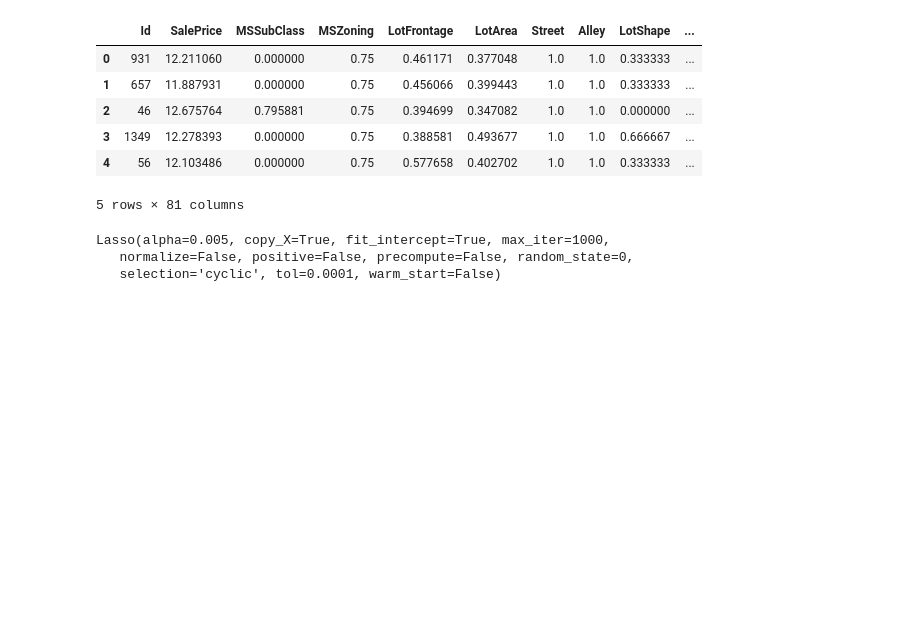
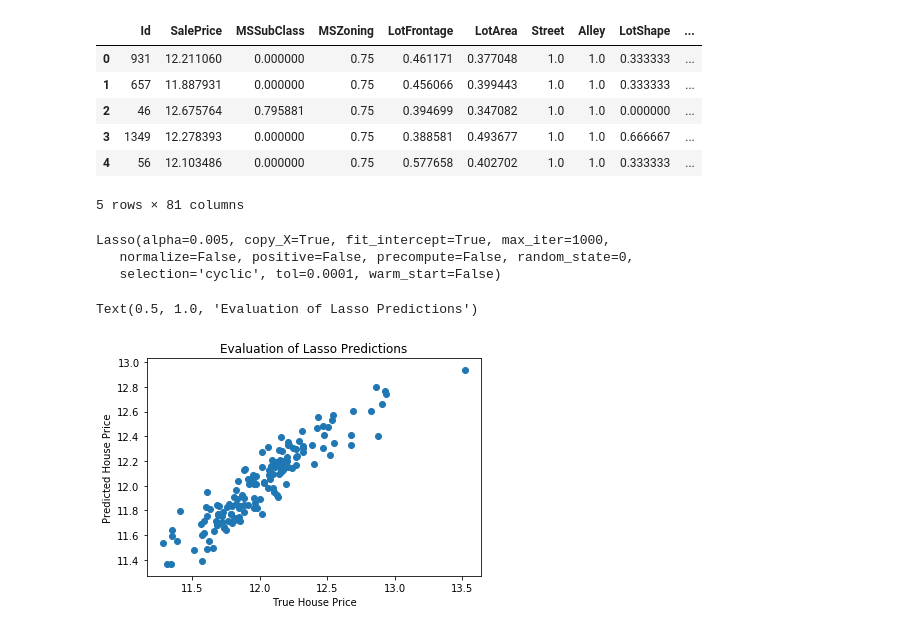
Before and after one commit to atifs/Machine-Learning-Infrastructure, a Jupyter notebook: Model Building.ipynb, the cells around one changed output. Saved outputs shown, nothing was run; the diff lists cells and outputs as text; code cells hidden in the pictures; blank space fills up the shorter version.

Commit message:
Building the model stage

```diff
--- a/Model Building.ipynb
+++ b/Model Building.ipynb
@@ -35,3 +35,12 @@ lin_model.fit(X_train, y_train)
 Lasso(alpha=0.005, copy_X=True, fit_intercept=True, max_iter=1000,
    normalize=False, positive=False, precompute=False, random_state=0,
    selection='cyclic', tol=0.0001, warm_start=False)
+# %%
+pred = lin_model.predict(X_test)
+plt.scatter(y_test, lin_model.predict(X_test))
+plt.xlabel('True House Price')
+plt.ylabel('Predicted House Price')
+plt.title('Evaluation of Lasso Predictions')
+# %% [output]
+Text(0.5, 1.0, 'Evaluation of Lasso Predictions')
+[figure, added]
```
Also changed, not shown: parts of 1 cell of this notebook.
